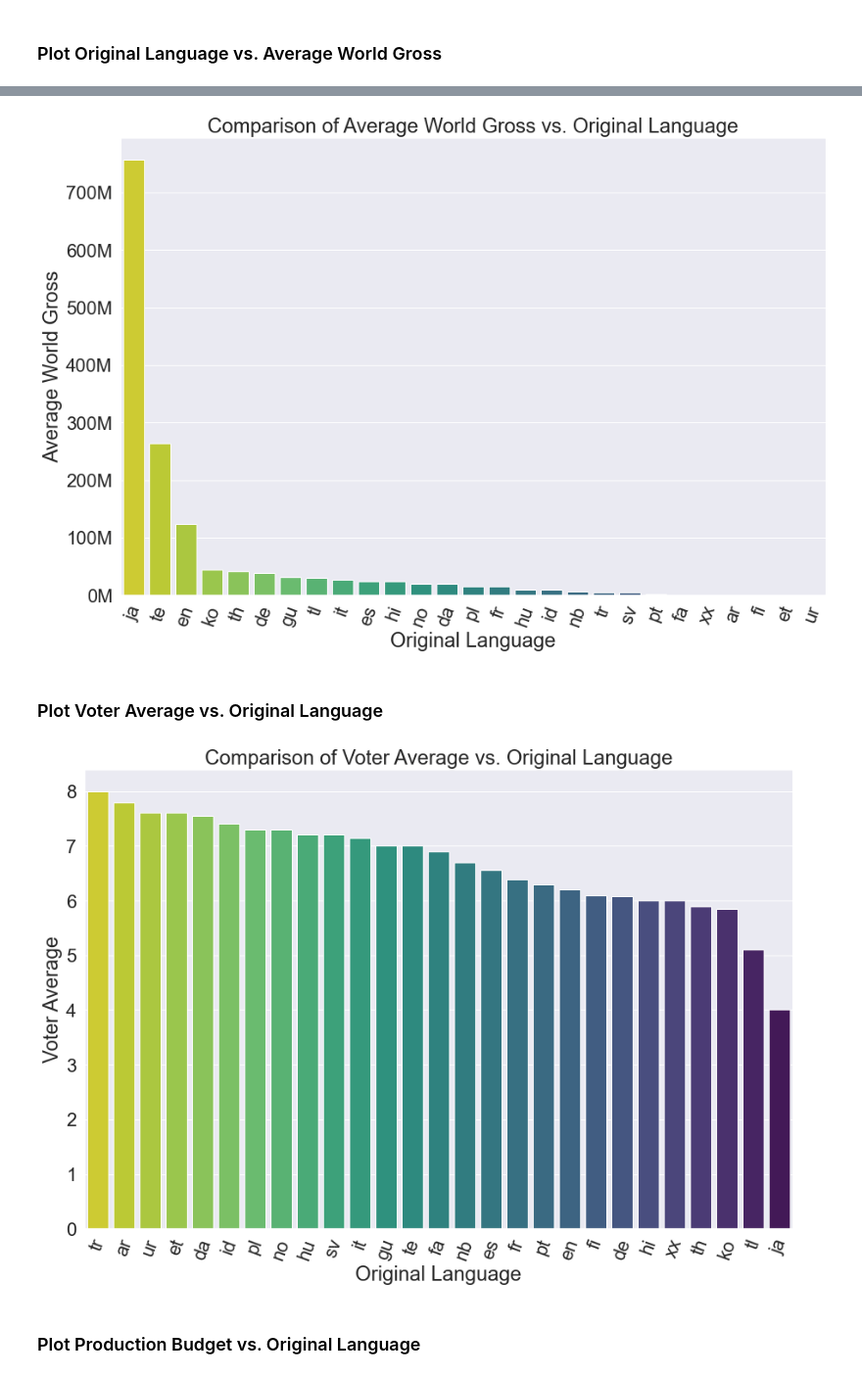
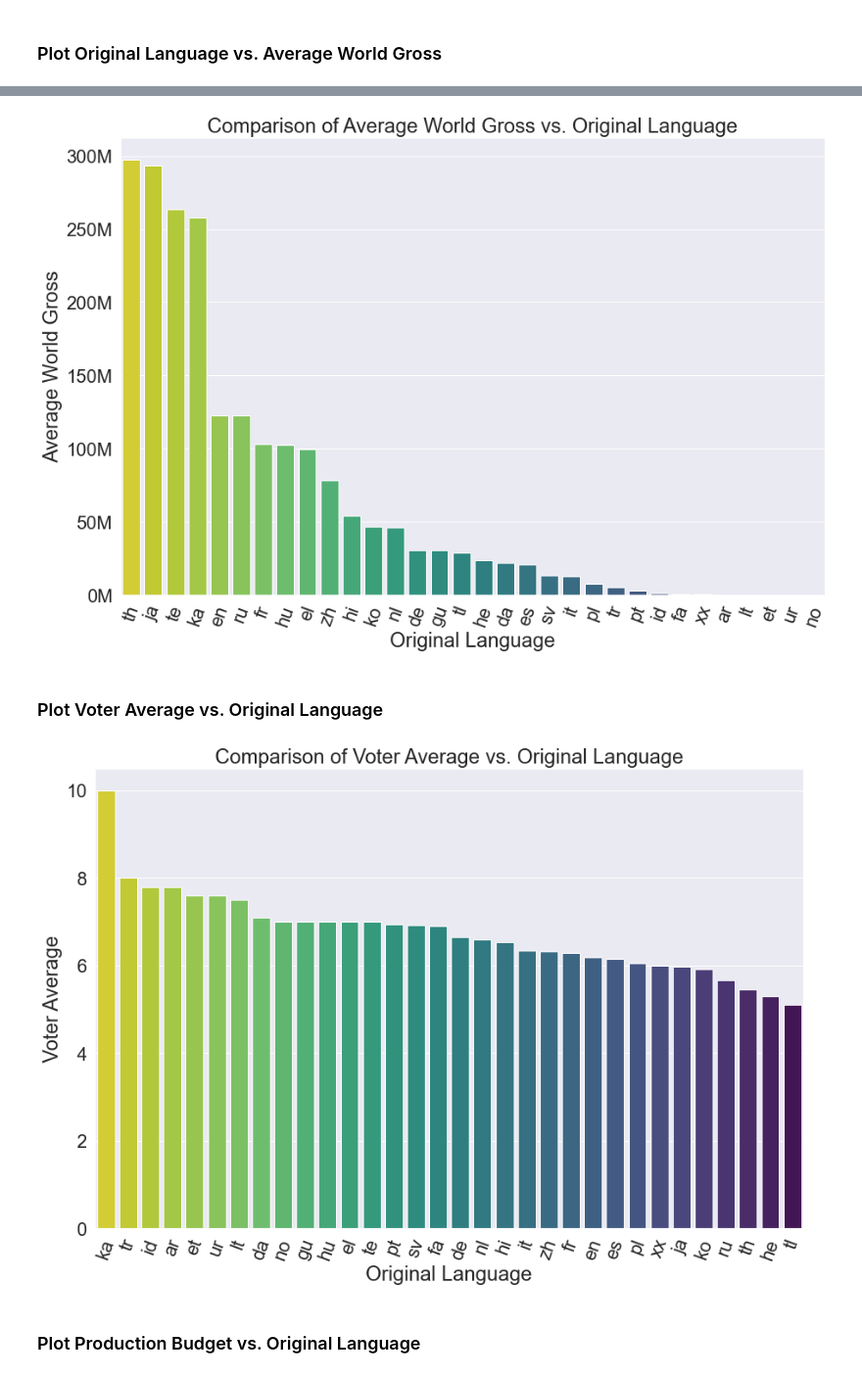
Before and after one commit to Brandon-Meyer0/git-dat-money, a Jupyter notebook: Capstone_1A_Final.ipynb, the cells around one changed output, grey strips where cells are left out. Shown at 98% size. Drawn from its saved outputs; the diff is of its cells as text; code cells hidden in the pictures.

```diff
--- a/Capstone_1A_Final.ipynb
+++ b/Capstone_1A_Final.ipynb
@@ -747,9 +761,9 @@ Aim with this data frame is to be able to see if there are relationships between
 # %%
 #Change column name in the movieDB df - need this to be able to join tables on movie title
-tmdbDF=tmdbDF.rename(columns={'original_title': 'movie'})
+mdbDF=tmdbDF.rename(columns={'original_title': 'movie'})
 
 #Inner join tables on movie title
-performanceDF = pd.merge(tmdbDF, tnmDF, on='movie', how='inner')
+performanceDF = pd.merge(mdbDF, tnmDF, on='movie', how='inner')
 
 #View results
 # performanceDF.head()
@@ -1483,5 +1480,9 @@ plt.show()
+# %%
+df1 = tmdbDF.drop(columns=(['original_title']))
+df1 = df1.rename(columns={'title': 'movie'})
+df2 = pd.merge(df1, tnmDF, on='movie', how='inner')
 # %%
-total=performanceDF.groupby(['original_language'])['worldwide_gross'].mean().reset_index(name='Average_world_gross')
+total=df2.groupby(['original_language'])['worldwide_gross'].mean().reset_index(name='Average_world_gross')
 
 plt.figure(figsize=(15,10))
 jdf6 = total.sort_values(['Average_world_gross'], ascending=False)
@@ -1502,26 +1503,26 @@ wgl.set_yticklabels(ylabels)
 #Only show graph
 plt.show()
 # %% [output]
-[figure, old version]
+[figure, new version]
 # %% [markdown]
 ### Plot Voter Average vs. Original Language
 # %%
-total_2 = performanceDF.groupby(['original_language'])['vote_average'].mean().reset_index(name='Voter_Average')
+total_2 = df2.groupby(['original_language'])['vote_average'].mean().reset_index(name='Voter_Average')
 T3=total_2.sort_values(['Voter_Average'], ascending=False)
 # # sns.barplot(x = "original_language", y = "Voter_Average", data =total_2,  palette="viridis_r")
 
 plt.figure(figsize=(15,10))
 #total_2=total_2.sort_values(['vote_average'], ascending=False)
 olvg=sns.barplot(x = "original_language", y = "Voter_Average", data =T3,  palette="viridis_r")
 plt.xticks(rotation=70)
 
 olvg.set(xlabel ="Original Language", ylabel = "Voter Average",
         title ='Comparison of Voter Average vs. Original Language')
 
 #Show plot
 plt.show()
 # %% [output]
-[figure, old version]
+[figure, new version]
 # %% [markdown]
 ### Plot Production Budget vs. Original Language
 # %%
```
Also changed, not shown: parts of 54 cells of this notebook.
